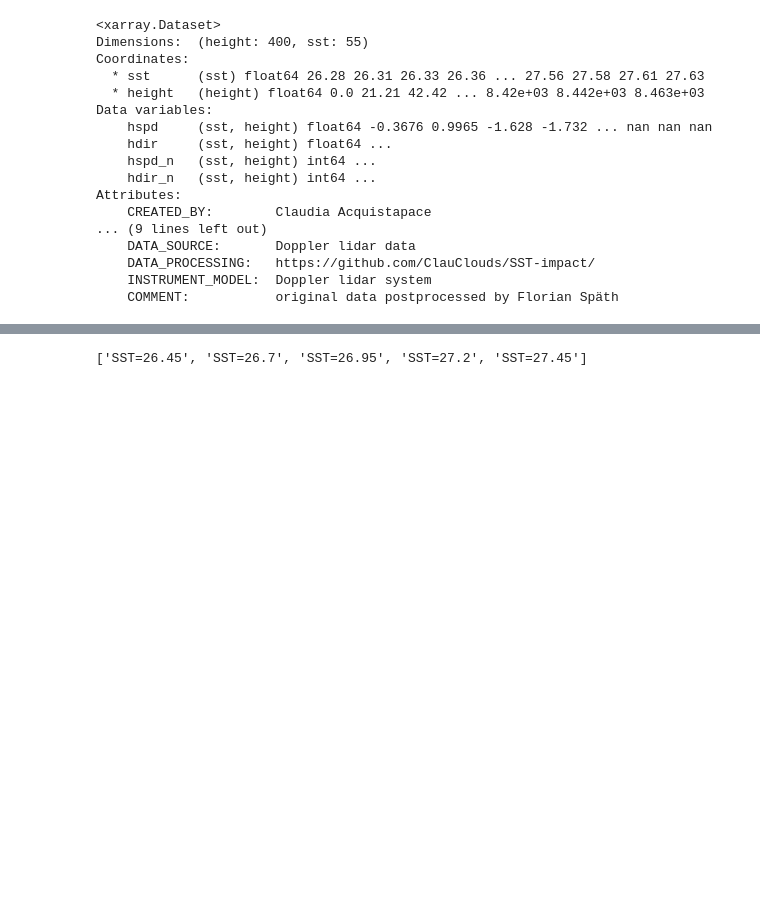
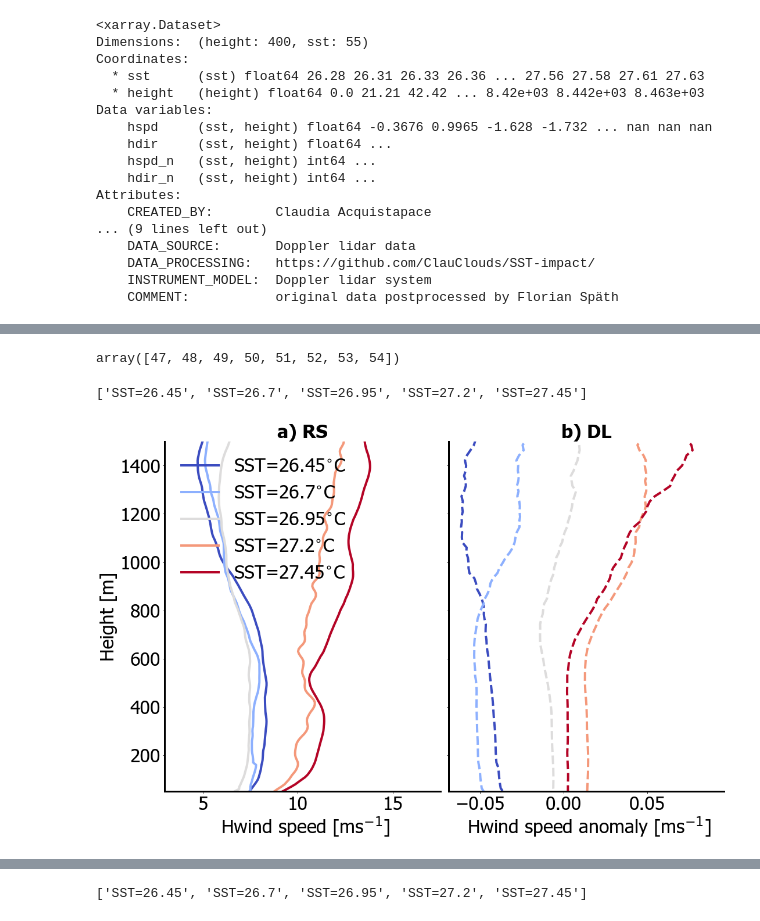
Before and after one commit to ClauClouds/SST-impact, a Jupyter notebook: plot_figure_horizontal_wind.ipynb, the cells around one changed output, grey strips where cells are left out. Saved outputs shown, nothing was run; the diff lists cells and outputs as text; code cells hidden in the pictures; blank space fills up the shorter version.

Commit message:
development of the function to resample the bins on the sst bins from rs
The function created starting from this attempt is saved in the code plot_figure_fluxes_uncertainty.ipynb

```diff
--- a/plot_figure_horizontal_wind.ipynb
+++ b/plot_figure_horizontal_wind.ipynb
@@ -53,3 +110,81 @@ Attributes:
+# %%
+np.where(arthus_data.sst.values > 27.45)[0]
+# %% [output]
+array([47, 48, 49, 50, 51, 52, 53, 54])
+# %%
+path_out_plots = '/Volumes/Extreme SSD/work/006_projects/001_Prec_Trade_Cycle/SST_impact_work/plots_paper/'
+
+
+dict_plot_settings = {
+    'labelsizeaxes':32,
+    'fontSizeTitle':32,
+    'fontSizeX'    :32,
+    'fontSizeY'    :32,
+    'cbarAspect'   :15,
+    'fontSizeCbar' :32,
+    'rcparams_font':['Tahoma'],
+    'savefig_dpi'  :100,
+    'font_size'    :32,
+    'grid'         :True}
+
+
+# plots settings defined by user at the top
+labelsizeaxes   = dict_plot_settings['labelsizeaxes']
+fontSizeTitle   = dict_plot_settings['fontSizeTitle']
+fontSizeX       = dict_plot_settings['fontSizeX']
+fontSizeY       = dict_plot_settings['fontSizeY']
+cbarAspect      = dict_plot_settings['cbarAspect']
+fontSizeCbar    = dict_plot_settings['fontSizeCbar']
+rcParams['font.sans-serif'] = dict_plot_settings['rcparams_font']
+matplotlib.rcParams['savefig.dpi'] = dict_plot_settings['savefig_dpi']
+plt.rcParams.update({'font.size':dict_plot_settings['font_size']})
+grid = dict_plot_settings['grid']
+
+
+fig, axs = plt.subplots(1, 2, figsize=(15,10), sharey=True, constrained_layout=True)#
+
+
+labels =[]
+for ind, el in enumerate(binned_sst_rs):
+    labels.append('SST='+str(el))
+print(labels)
+font = font_manager.FontProperties(family='Tahoma',
+                                   weight='light',
+                                   style='normal', size=12)
+
+
+#ax = fig.add_subplot(gs[0, 0])
+
+for ind_sst_bin in range(len(binned_sst_rs)):
+    axs[0].plot(wspd_rs[ind_sst_bin,:], height_rs, color=colors_binned_sst[ind_sst_bin], label=labels[ind_sst_bin]+'$^{\circ}$C', linewidth=4, rasterized=True)
+
+axs[0].legend(frameon=False, fontsize=fontSizeX, loc='upper left')
+axs[0].set_xlabel(" Hwind speed [ms$^{-1}$]", fontsize=fontSizeX)
+axs[0].set_ylabel("Height [m]", fontsize=fontSizeY)
+axs[0].set_xlim(3,17.5)
+axs[0].set_ylim(50.,1500.)
+
+axs[0].spines["top"].set_visible(False)
+axs[0].spines["right"].set_visible(False)
+axs[0].spines["bottom"].set_linewidth(3)
+axs[0].spines["left"].set_linewidth(3)
+axs[0].set_title('a) RS', fontsize=32, fontweight='black')
+for ind_sst_bin in range(len(binned_sst_rs)):
+    axs[1].plot(hspd_dataset_new.hspd_new_bins.values[ind_sst_bin,:], hspd_dataset_new.height.values, color=colors_binned_sst[ind_sst_bin], label=labels[ind_sst_bin]+'$^{\circ}$C', linewidth=4, linestyle='--', rasterized=True)
+#axs[1].legend(frameon=False, fontsize=fontSizeX, loc='lower left')
+axs[1].set_xlabel(" Hwind speed anomaly [ms$^{-1}$]", fontsize=fontSizeX)
+#axs[1].set_xlim(3,17.5)
+axs[1].set_ylim(50.,1500.)
+
+axs[1].spines["top"].set_visible(False)
+axs[1].spines["right"].set_visible(False)
+axs[1].spines["bottom"].set_linewidth(3)
+axs[1].spines["left"].set_linewidth(3)
+axs[1].set_title('b) DL', fontsize=32, fontweight='black')
+fig.savefig(path_out_plots+'r1_hwind.png')
+# %% [output]
+['SST=26.45', 'SST=26.7', 'SST=26.95', 'SST=27.2', 'SST=27.45']
+[figure, added]
 # %%
 
 # calculating uncertainty propagation for hwspd
```
Also changed, not shown: parts of 2 cells of this notebook.
